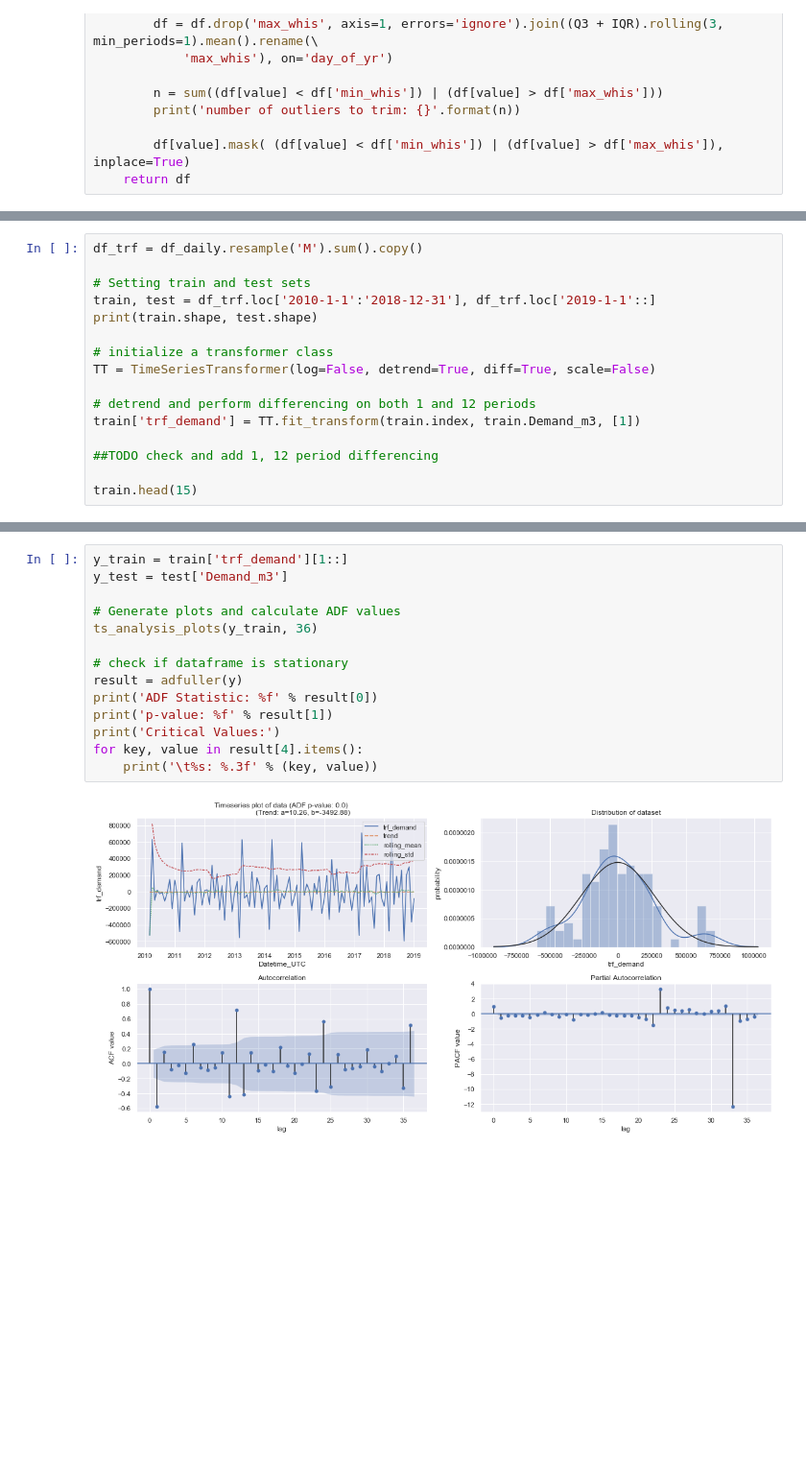
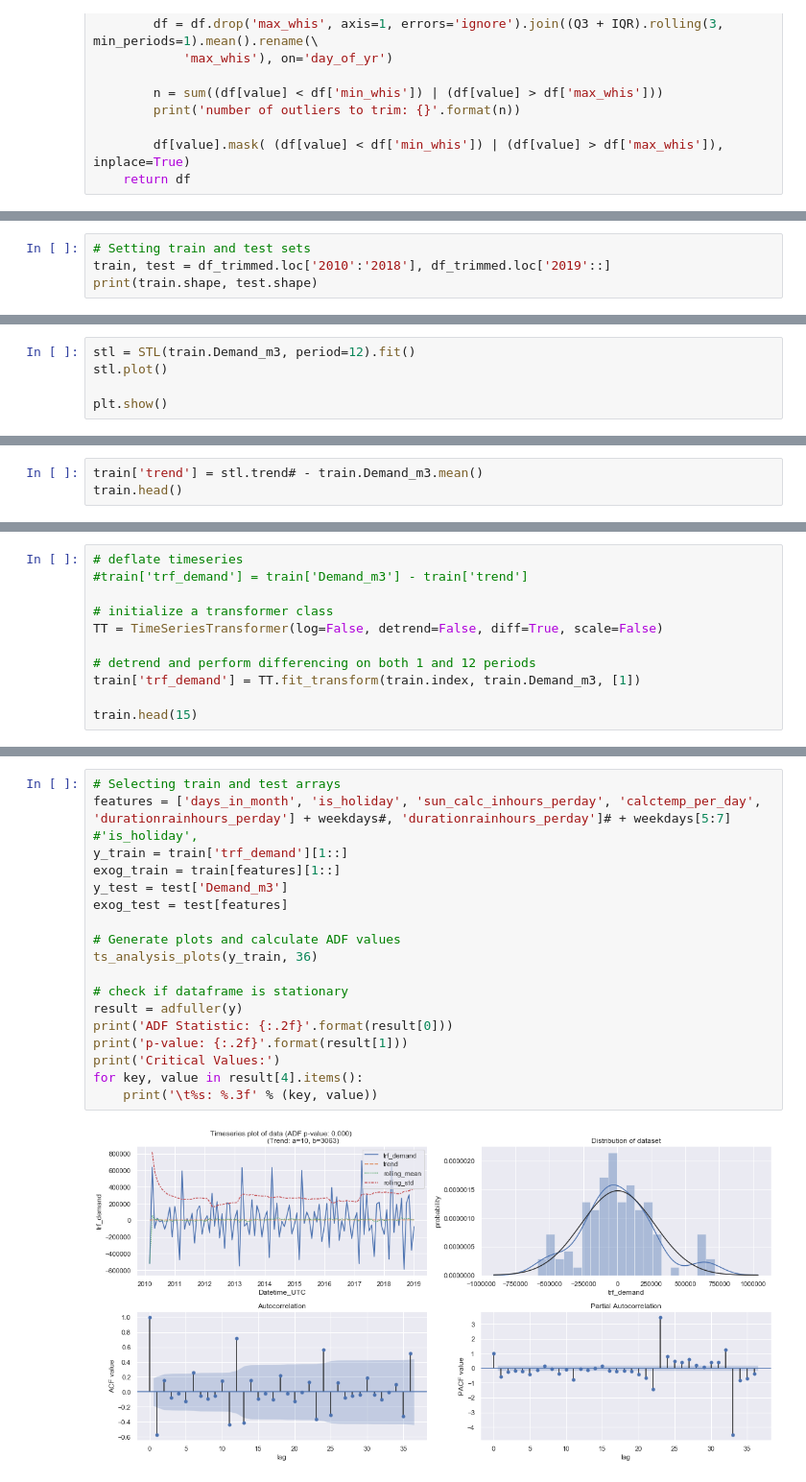
Before and after one commit to benplatten/UvA_DSP_Waternet, a Jupyter notebook: EDA_notebooks/TimeSeries EDA.ipynb, the cells around one changed output, grey strips where cells are left out. Shown at 96% size. Drawn from its saved outputs; the diff is of its cells as text; blank space fills up the shorter version.

```diff
--- a/EDA_notebooks/TimeSeries EDA.ipynb
+++ b/EDA_notebooks/TimeSeries EDA.ipynb
@@ -303,0 +367,4 @@ plt.show()
+# %%
+# Setting train and test sets
+train, test = df_trimmed.loc['2010':'2018'], df_trimmed.loc['2019'::]
+print(train.shape, test.shape)
@@ -303,0 +373,5 @@ plt.show()
+# %%
+stl = STL(train.Demand_m3, period=12).fit()
+stl.plot()
+
+plt.show()
@@ -303,0 +380,3 @@ plt.show()
+# %%
+train['trend'] = stl.trend# - train.Demand_m3.mean()
+train.head()
@@ -304,17 +391,12 @@ plt.show()
 # %%
-df_trf = df_daily.resample('M').sum().copy()
-
-# Setting train and test sets
-train, test = df_trf.loc['2010-1-1':'2018-12-31'], df_trf.loc['2019-1-1'::]
-print(train.shape, test.shape)
+# deflate timeseries
+#train['trf_demand'] = train['Demand_m3'] - train['trend']
 
 # initialize a transformer class
-TT = TimeSeriesTransformer(log=False, detrend=True, diff=True, scale=False)
+TT = TimeSeriesTransformer(log=False, detrend=False, diff=True, scale=False)
 
 # detrend and perform differencing on both 1 and 12 periods
 train['trf_demand'] = TT.fit_transform(train.index, train.Demand_m3, [1])
 
-##TODO check and add 1, 12 period differencing
-
 train.head(15)
 # %% [output]
@@ -339,16 +420,21 @@ train.head(15)
 # %%
+# Selecting train and test arrays
+features = ['days_in_month', 'is_holiday', 'sun_calc_inhours_perday', 'calctemp_per_day', 'durationrainhours_perday'] + weekdays#, 'durationrainhours_perday']# + weekdays[5:7]
+#'is_holiday',
 y_train = train['trf_demand'][1::]
+exog_train = train[features][1::]
 y_test = test['Demand_m3']
+exog_test = test[features]
 
 # Generate plots and calculate ADF values
 ts_analysis_plots(y_train, 36)
 
 # check if dataframe is stationary
 result = adfuller(y)
-print('ADF Statistic: %f' % result[0])
-print('p-value: %f' % result[1])
+print('ADF Statistic: {:.2f}'.format(result[0]))
+print('p-value: {:.2f}'.format(result[1]))
 print('Critical Values:')
 for key, value in result[4].items():
 	print('\t%s: %.3f' % (key, value))
 # %% [output]
-[figure, old version]
+[figure, new version]
```
Also changed, not shown: parts of 37 cells of this notebook.
